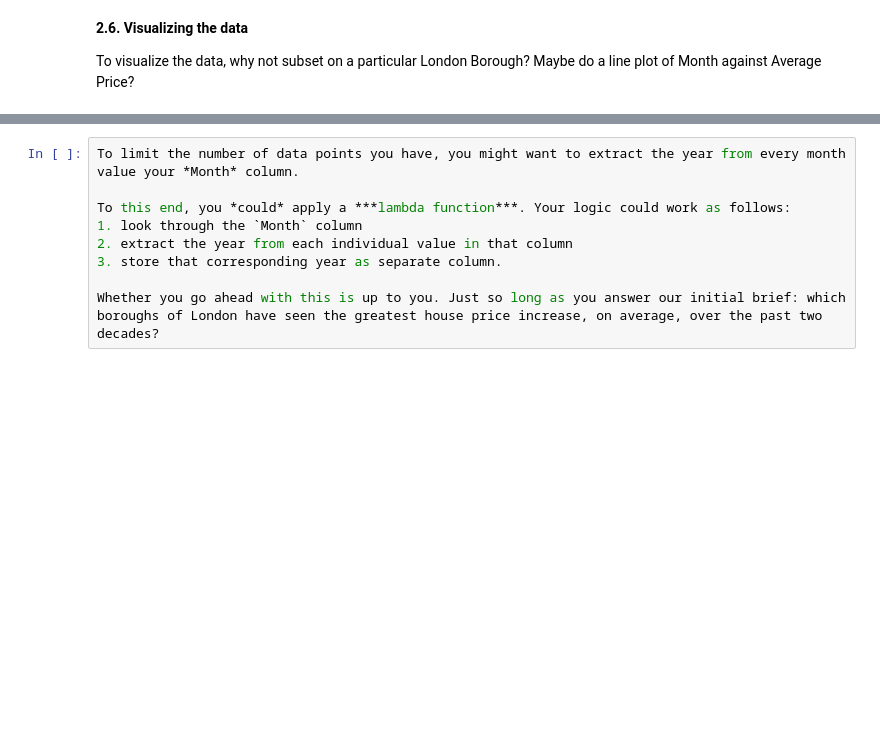
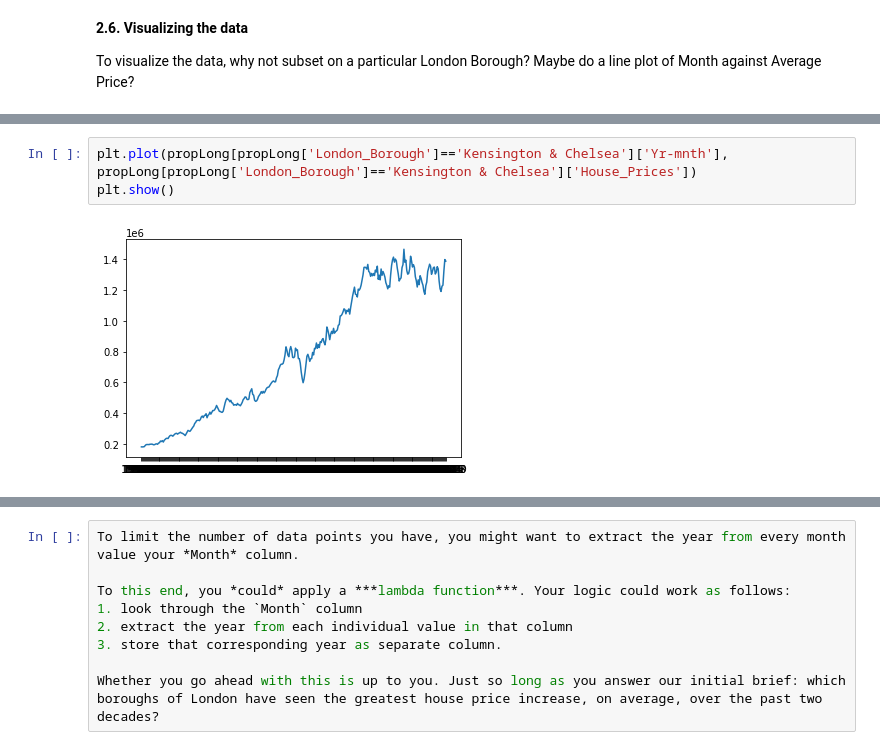
Before and after one commit to randrmoel/datasciProj1, a Jupyter notebook: London Housing Case Study - Tier 3.ipynb, the cells around one changed output, grey strips where cells are left out. Saved outputs shown, nothing was run; the diff lists cells and outputs as text; blank space fills up the shorter version.

```diff
--- a/London Housing Case Study - Tier 3.ipynb
+++ b/London Housing Case Study - Tier 3.ipynb
@@ -198,0 +211,5 @@ plt.show()
+# %%
+plt.plot(propLong[propLong['London_Borough']=='Kensington & Chelsea']['Yr-mnth'], propLong[propLong['London_Borough']=='Kensington & Chelsea']['House_Prices'])
+plt.show()
+# %% [output]
+[figure, added]
```
Also changed, not shown: parts of 7 cells of this notebook.
